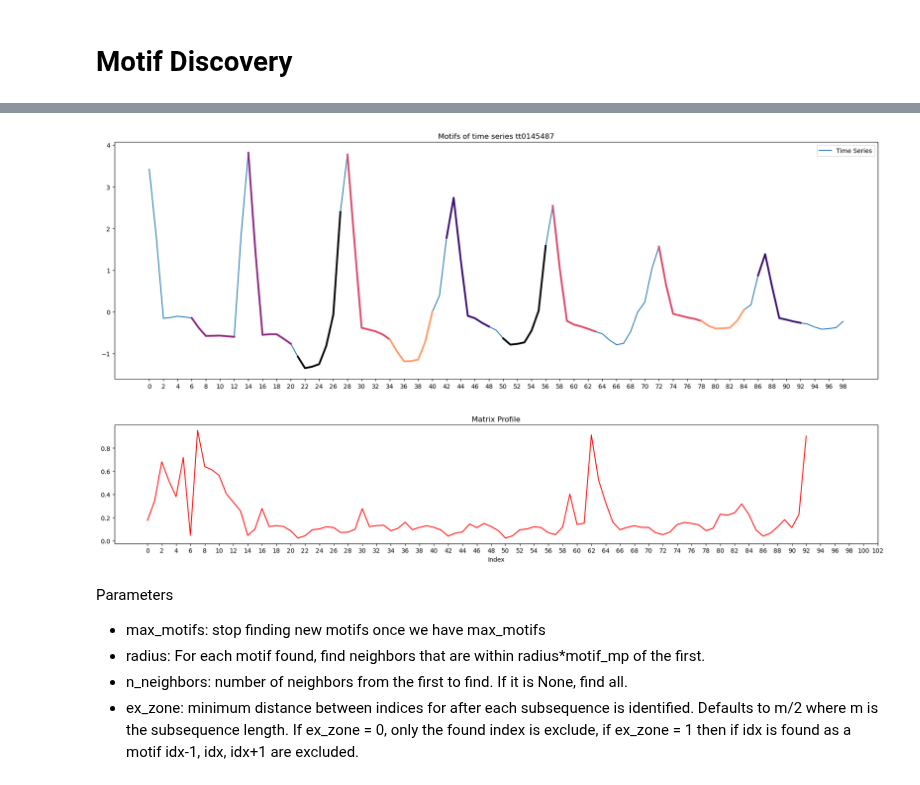
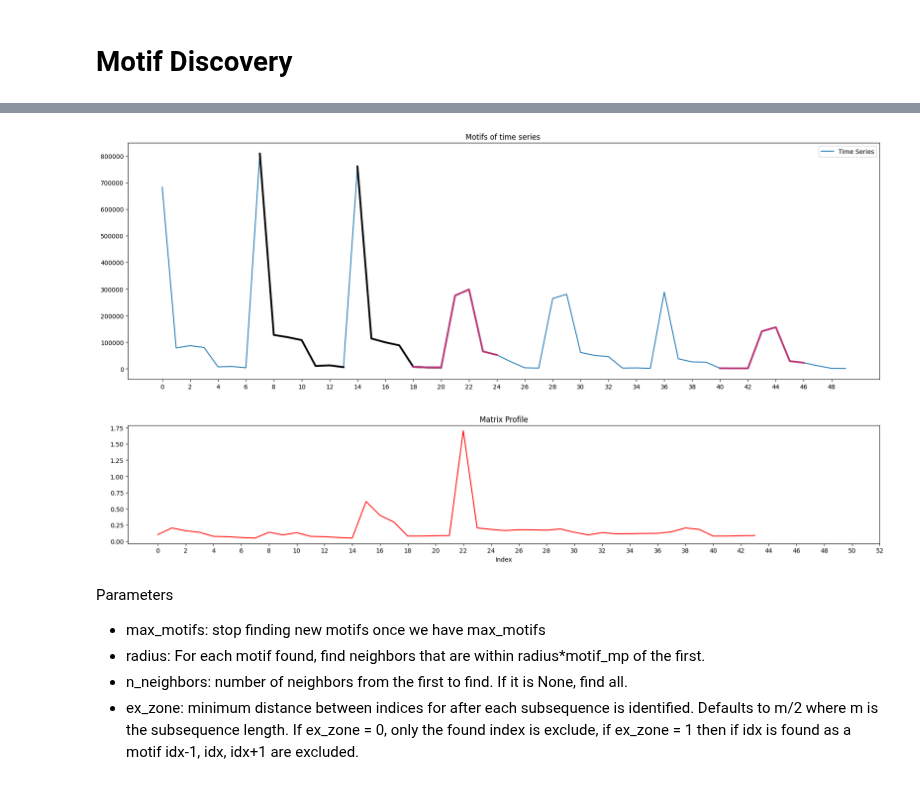
Before and after one commit to luigiascio/Data-Mining-2, a Jupyter notebook: time_series/TS_motifs_discord.ipynb, the cells around one changed output, grey strips where cells are left out. Drawn from its saved outputs; the diff is of its cells as text; code cells hidden in the pictures.

Commit message:
motifs_df_no_approx_reale

```diff
--- a/time_series/TS_motifs_discord.ipynb
+++ b/time_series/TS_motifs_discord.ipynb
@@ -13,2 +14,4 @@ df = pd.read_csv("ts_approx.csv")
 df_noapprox = pd.read_csv("ts_transformed.csv")
+# %%
+df_noapprox_reale = df.iloc[:, 1:-3].iloc[:, ::2]
 # %%
@@ -32,10 +35,10 @@ import pandas as pd
 import pywt
 
 # Select the first row for demonstration
-row = df_noapprox.iloc[2]
+row = df_noapprox_reale.iloc[3]
 
 # Extract the time series data (columns '0' to '15')
-time_series = row[1:101].astype(float)
+time_series = row[::].astype(float)
 
 # Create the plot
 plt.figure(figsize=(18, 6))
@@ -132,10 +126,10 @@ motifs_list = []
 for i in range(len(df_noapprox)):
 
     # Supponiamo che tu abbia già definito il DataFrame `df`
-    row = df_noapprox.iloc[i]  # Estrai la riga 3
+    row = df_noapprox_reale.iloc[i]  # Estrai la riga 3
 
     # Estrai i valori numerici da colonna 1 a 100 (escludendo l'ID e altri metadati)
-    time_series = row[1:101].astype(float).values
+    time_series = row[::].astype(float).values
     time_series += np.random.normal(0, 1e-6, size=len(time_series))
 
     # Crea la serie temporale
@@ -183,10 +177,10 @@ import pandas as pd
 import matplotlib.pyplot as plt
 
 # Supponiamo che tu abbia già definito il DataFrame `df`
-row = df_noapprox.iloc[3]  # Estrai la riga 3
+row = df_noapprox_reale.iloc[3]  # Estrai la riga 3
 
 # Estrai i valori numerici da colonna 1 a 100 (escludendo l'ID e altri metadati)
-time_series = row[1:100].astype(float).values
+time_series = row[::].astype(float).values
 #time_series += np.random.normal(0, 1e-6, size=len(time_series))
 # Crea la serie temporale
 ts = pd.Series(time_series, index=range(len(time_series)))
@@ -238,35 +232,35 @@ w = 7
 fig = plt.figure(figsize=(18, 10))
 gs = fig.add_gridspec(3, 1, height_ratios=[2, 0.1, 1])  # 2: spazio per motifs, 1: per matrix profile
 
 # Primo grafico: motifs
 ax1 = fig.add_subplot(gs[0])
 ax1.plot(ts.values, label='Time Series')
 cmap = cm.get_cmap('magma')
 colors = [cmap(i / len(mo)) for i in range(len(mo))]
 
 for m, d, c in zip(mo, mod, colors):
     for i in m:
         if i + w <= len(ts):
             m_shape = ts.values[i:i+w]
             ax1.plot(range(i, i+w), m_shape, color=c, lw=3)
 
 ax1.set_xticks(range(0, len(ts), 2))
-ax1.set_title("Motifs of time series " + str(row['id']))
+ax1.set_title("Motifs of time series ")
 ax1.legend()
 
 # Secondo grafico: matrix profile
 ax2 = fig.add_subplot(gs[2])
 mp, mpi = matrixProfile.stomp(ts.values, w)
 
 ax2.plot(mp, color='red')
 ax2.set_xticks(np.arange(0, len(mp) + 10, 2))
 ax2.set_xlabel('Index')
 ax2.set_title('Matrix Profile')
 
 plt.tight_layout()
 plt.show()
 # %% [output]
-[figure, old version]
+[figure, new version]
 # %% [markdown]
 Parameters
 - max_motifs: stop finding new motifs once we have max_motifs
```
Also changed, not shown: parts of 14 cells of this notebook.
